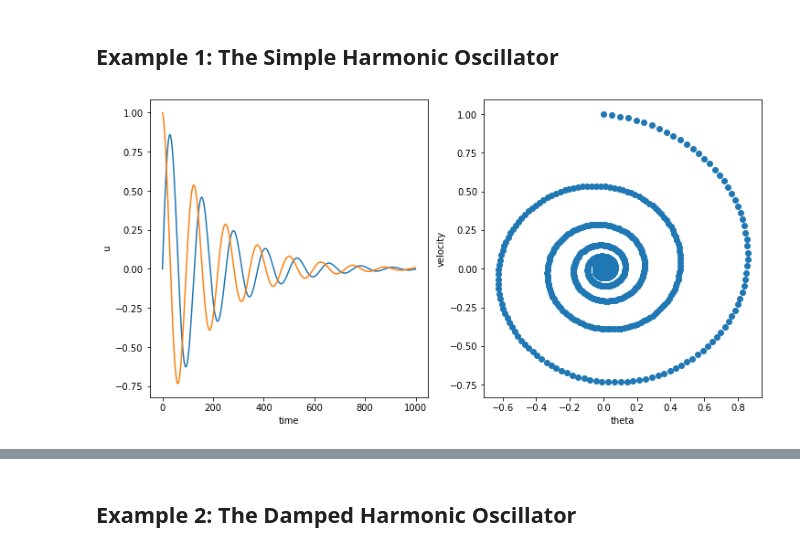
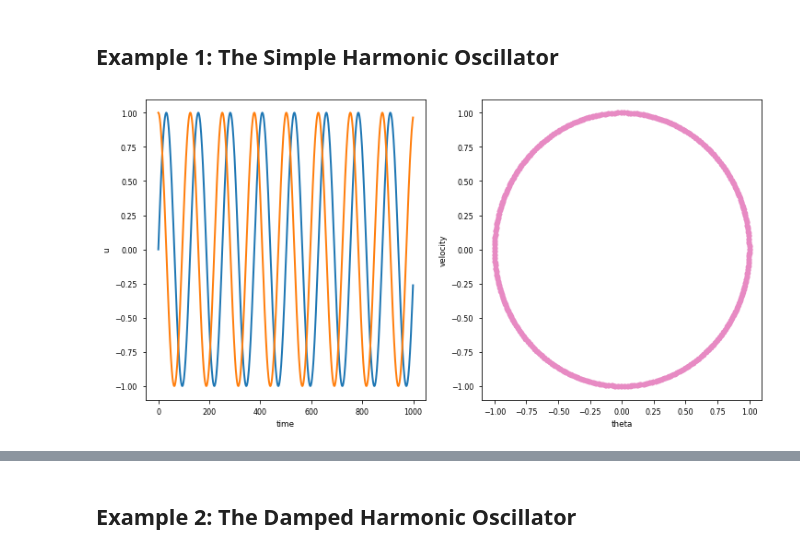
Before and after one commit to afqueiruga/on_learned_dynamics, a Jupyter notebook: experiments.ipynb, the cells around one changed output, grey strips where cells are left out. Drawn from its saved outputs; the diff is of its cells as text; code cells hidden in the pictures.

```diff
--- a/experiments.ipynb
+++ b/experiments.ipynb
@@ -7,6 +7,7 @@
 import numpy as np
 from matplotlib import pylab as plt
 from matplotlib import cm
+plt.style.use('seaborn-paper')
 
 import sklearn
 import sklearn.manifold
@@ -58,30 +63,34 @@ Lambda = np.array(([0,1],[-1,0]))
 #Lambda = np.array(([-0.1,1],[-1,-0.1]))
 u0 = np.array(([0,1]))
 data = solution_general_linear(Lambda=Lambda, u0=u0, ts=anal_ts)
-
+data += np.random.standard_normal(data.shape) * 0.00
 
 # send to torch
 torch_data = data_to_torch(data, device)
 # %%
+#
+# To do: Outsource
+#
+
 #---------------------------------------
 # Plot Orbit and time series
 #---------------------------------------
 #fig, (ax1, ax2) = plt.subplots(1, 2)
 FIG_SIZE_FULL = (12,6)
 def trajectory_plots(trajs):
     plt.figure(figsize=FIG_SIZE_FULL)
     plt.subplot(1,2,1)
     for data in trajs:
-        plt.plot(data)
+        plt.plot(data, lw=2)
     plt.ylabel('u')
     plt.xlabel('time')
 
     plt.subplot(1,2,2)
     for data in trajs:
-        plt.scatter(data[:,0],data[:,1])
+        plt.plot(data[:,0],data[:,1], '-o', c='#e78ac3')
     plt.ylabel('velocity')
     plt.xlabel('theta')
 trajectory_plots([data])
 # %% [output]
-[figure, old version]
+[figure, new version]
 # %%
```
Also changed, not shown: parts of 14 cells of this notebook.
